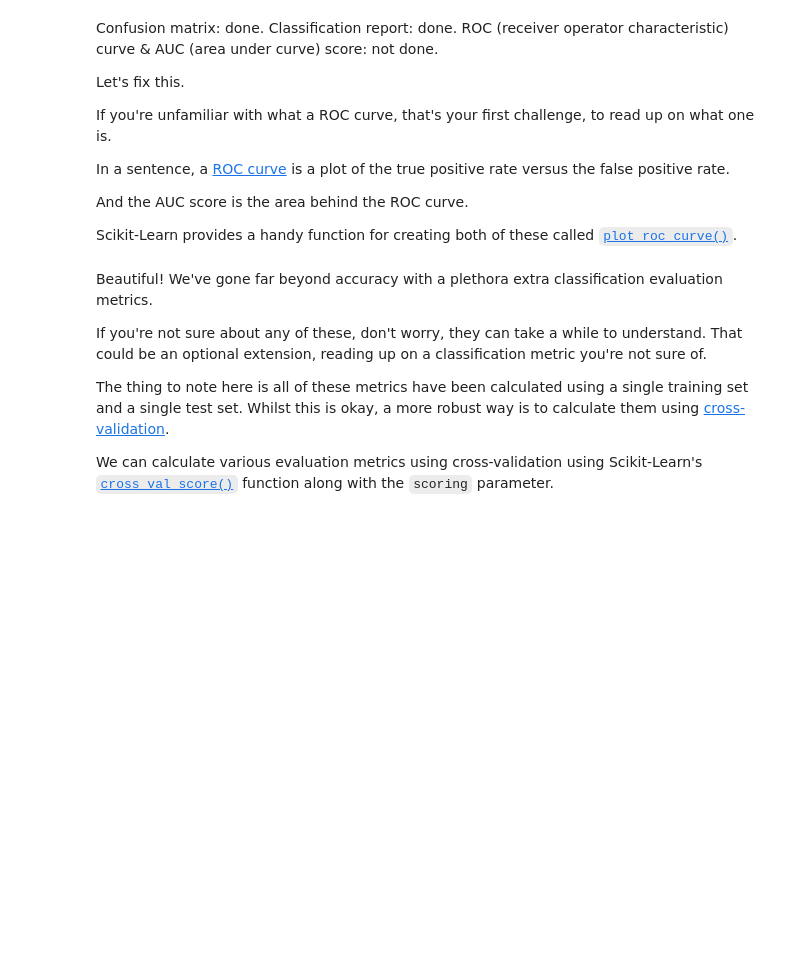
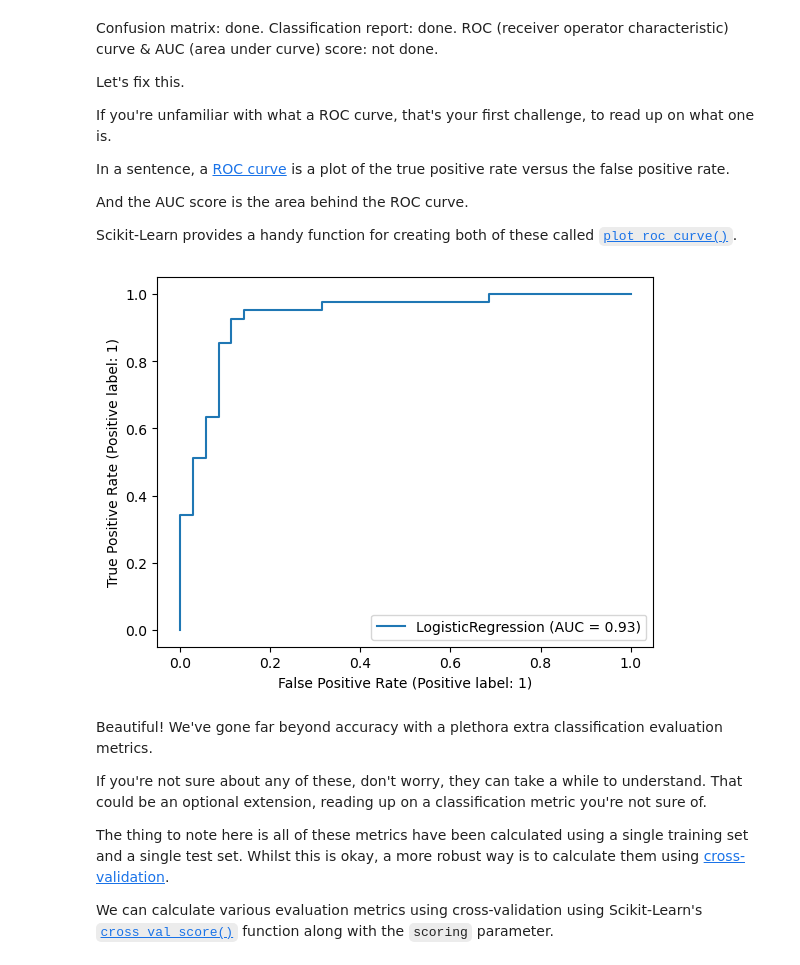
Before and after one commit to JonathaWRDCosta/ZTM-AI-ML-DataScience, a Jupyter notebook: sample_project/exercises/Scikit-Learn Practice/scikit-learn-exercises.ipynb, the cells around one changed output. Saved outputs shown, nothing was run; the diff lists cells and outputs as text; code cells hidden in the pictures; blank space fills up the shorter version.

```diff
--- a/sample_project/exercises/Scikit-Learn Practice/scikit-learn-exercises.ipynb
+++ b/sample_project/exercises/Scikit-Learn Practice/scikit-learn-exercises.ipynb
@@ -415,7 +459,9 @@ And the AUC score is the area behind the ROC curve.
 Scikit-Learn provides a handy function for creating both of these called [`plot_roc_curve()`](https://scikit-learn.org/stable/modules/generated/sklearn.metrics.plot_roc_curve.html).
 # %%
 # Plot a ROC curve using our current machine learning model using plot_roc_curve
-###
+RocCurveDisplay.from_estimator(clf, X_test, y_test);
+# %% [output]
+[figure, added]
 # %% [markdown]
 Beautiful! We've gone far beyond accuracy with a plethora extra classification evaluation metrics.
 
```
Also changed, not shown: parts of 50 cells of this notebook, 3 other files.
